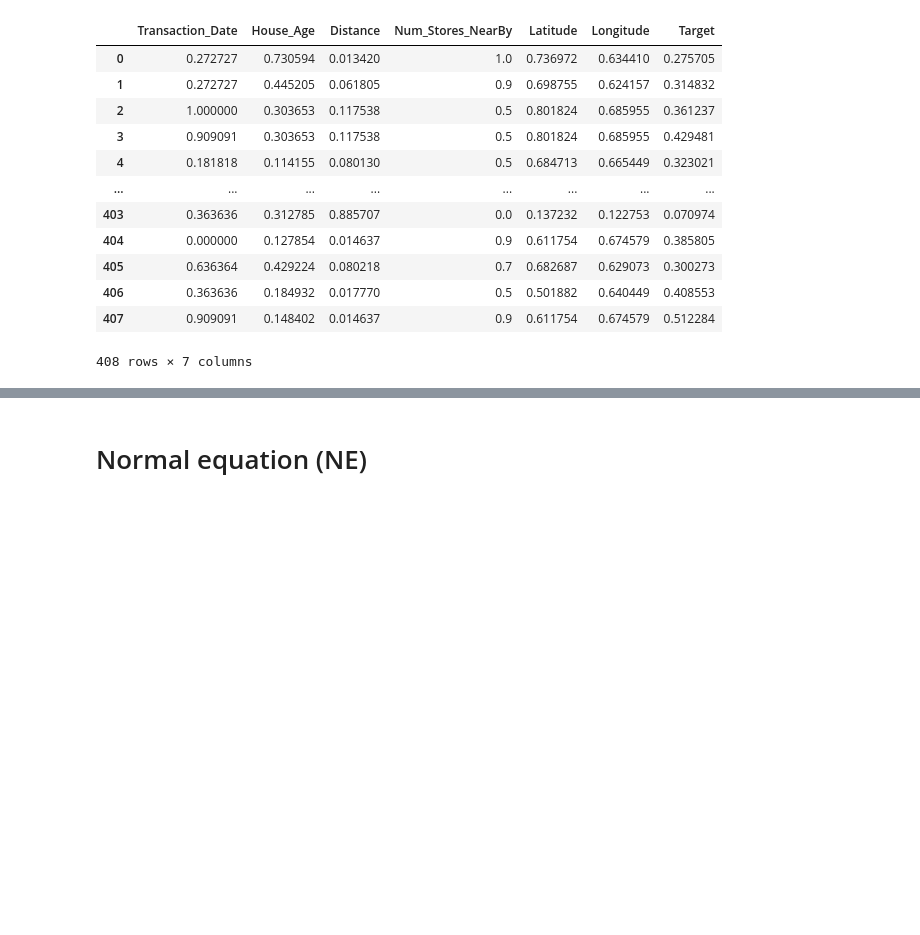
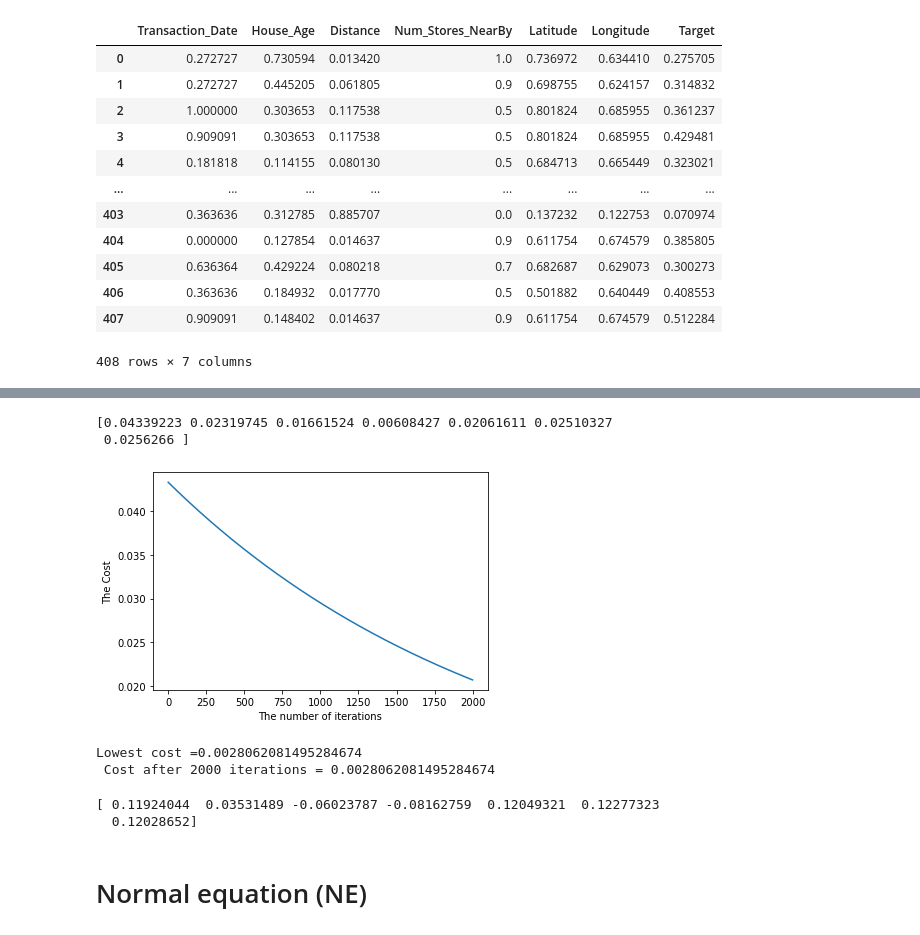
Before and after one commit to DunkMasterMehdi/Projet_ML, a Jupyter notebook: Regression/Regression.ipynb, the cells around one changed output, grey strips where cells are left out. Cells and saved outputs as stored; diff of their text form; code cells hidden in the pictures; blank space fills up the shorter version.

```diff
--- a/Regression/Regression.ipynb
+++ b/Regression/Regression.ipynb
@@ -780,0 +578,20 @@ print(lm.coef_)
+# %%
+#here alpha is not good because the gradient descent don't converge
+
+cost1, theta1 = LinearRegression_with_gradient_descent(X_train_GD, Y_train_GD,0.0001, 2000)
+print(theta1)
+#print(cost1)
+# %% [output]
+[0.04339223 0.02319745 0.01661524 0.00608427 0.02061611 0.02510327
+ 0.0256266 ]
+# %%
+plt.plot(cost1)
+plt.xlabel("The number of iterations")
+plt.ylabel( "The Cost")
+plt.show()
+print("Lowest cost =" + str(np.min(cost)))
+print(" Cost after 2000 iterations = " + str(cost[-1]))
+# %% [output]
+[figure, added]
+Lowest cost =0.0028062081495284674
+ Cost after 2000 iterations = 0.0028062081495284674
@@ -781,3 +603,10 @@ print(lm.coef_)
+# %%
+#so the best theta with a lowest cost are :
+print(theta)#which correspond to theta0 , theta1, theta2, theta3, theta4, theta5, theta6
+#print(cost)
+# %% [output]
+[ 0.11924044  0.03531489 -0.06023787 -0.08162759  0.12049321  0.12277323
+  0.12028652]
 # %% [markdown]
 # Normal equation (NE)
 # %% [markdown]
```
Also changed, not shown: parts of 77 cells of this notebook, 2 other files.
